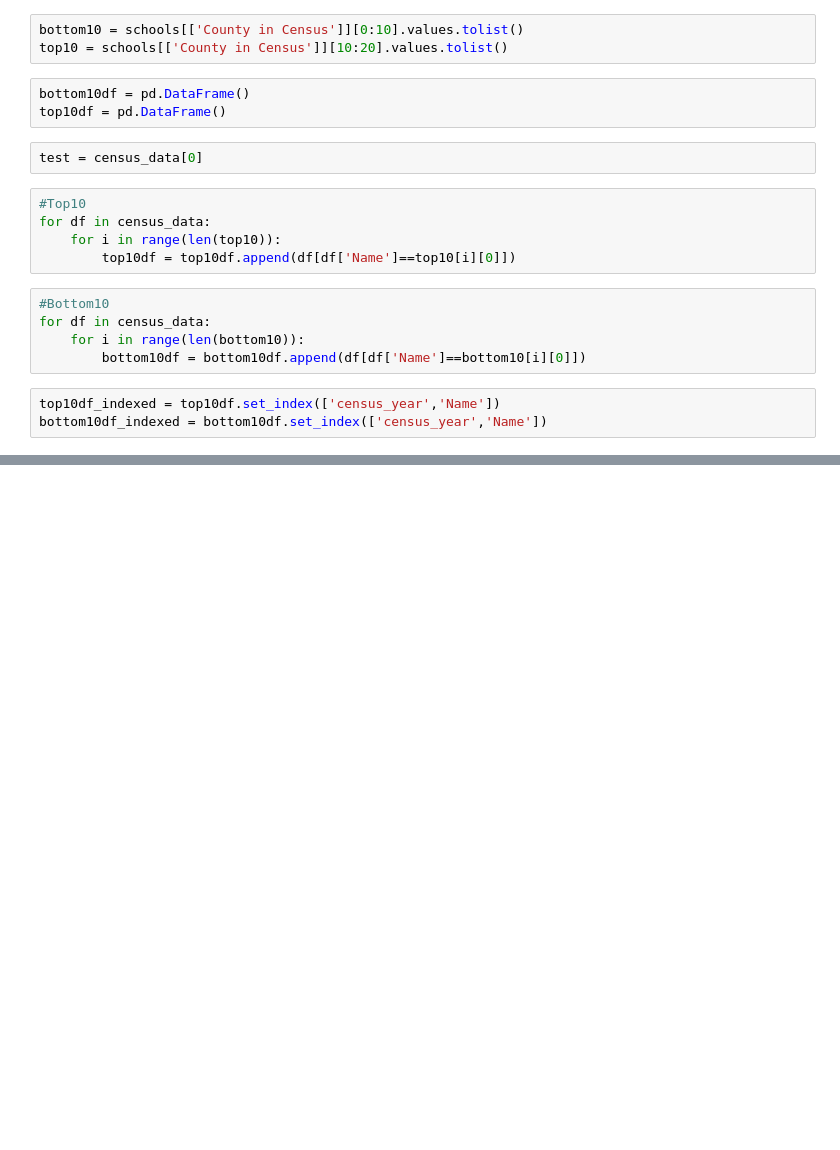
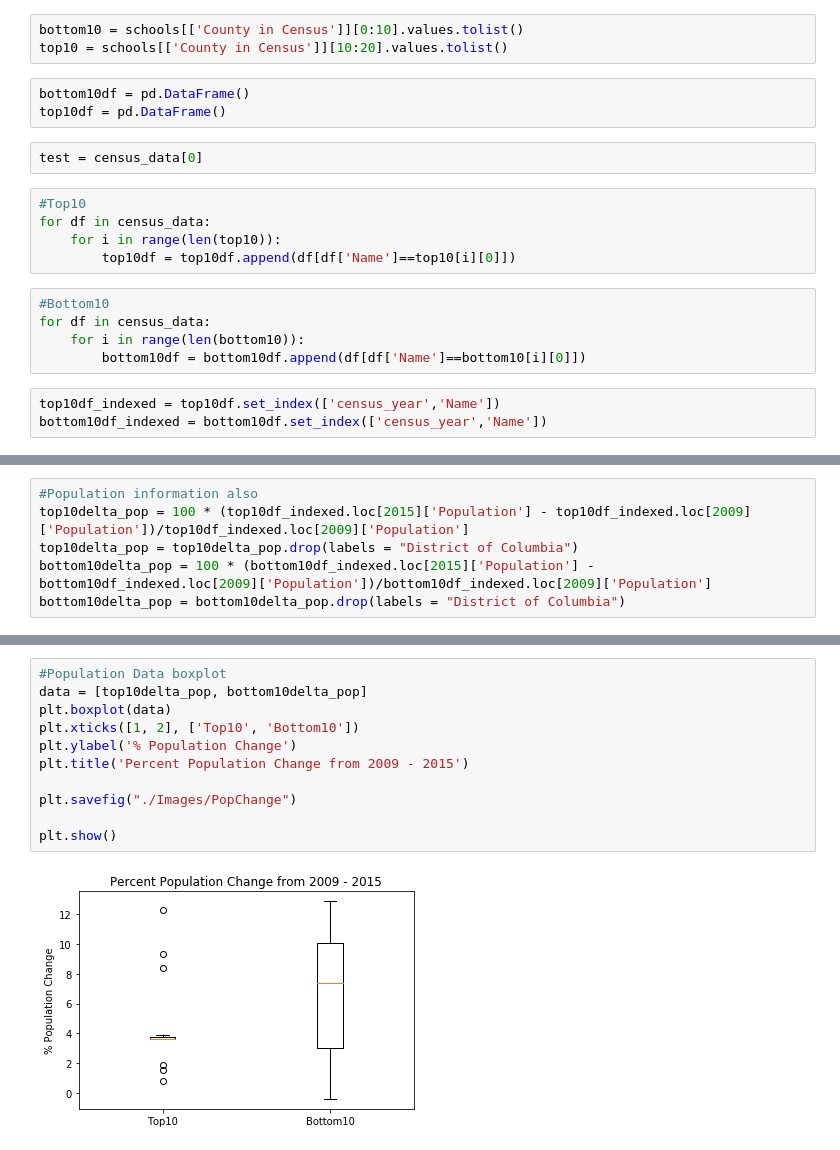
Before and after one commit to vic-158/Data_Viz_Project, a Jupyter notebook: victor/Data_Viz_Project_Census_Data_County.ipynb, the cells around one changed output, grey strips where cells are left out. Drawn from its saved outputs; the diff is of its cells as text; blank space fills up the shorter version.

```diff
--- a/victor/Data_Viz_Project_Census_Data_County.ipynb
+++ b/victor/Data_Viz_Project_Census_Data_County.ipynb
@@ -76,0 +83,6 @@ bottom10delta_pcincome = bottom10delta_pcincome.drop(labels = "District of Colum
+# %%
+#Population information also
+top10delta_pop = 100 * (top10df_indexed.loc[2015]['Population'] - top10df_indexed.loc[2009]['Population'])/top10df_indexed.loc[2009]['Population']
+top10delta_pop = top10delta_pop.drop(labels = "District of Columbia")
+bottom10delta_pop = 100 * (bottom10df_indexed.loc[2015]['Population'] - bottom10df_indexed.loc[2009]['Population'])/bottom10df_indexed.loc[2009]['Population']
+bottom10delta_pop = bottom10delta_pop.drop(labels = "District of Columbia")
@@ -86,0 +138,13 @@ plt.show()
+# %%
+#Population Data boxplot
+data = [top10delta_pop, bottom10delta_pop]
+plt.boxplot(data)
+plt.xticks([1, 2], ['Top10', 'Bottom10'])
+plt.ylabel('% Population Change')
+plt.title('Percent Population Change from 2009 - 2015')
+
+plt.savefig("./Images/PopChange")
+
+plt.show()
+# %% [output]
+[figure, added]
```
Also changed, not shown: parts of 12 cells of this notebook, 8 other files.
